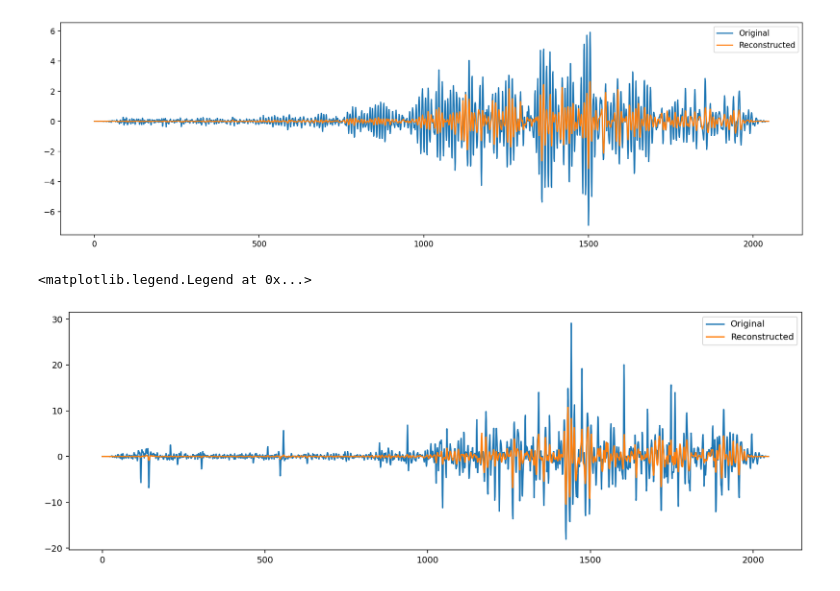
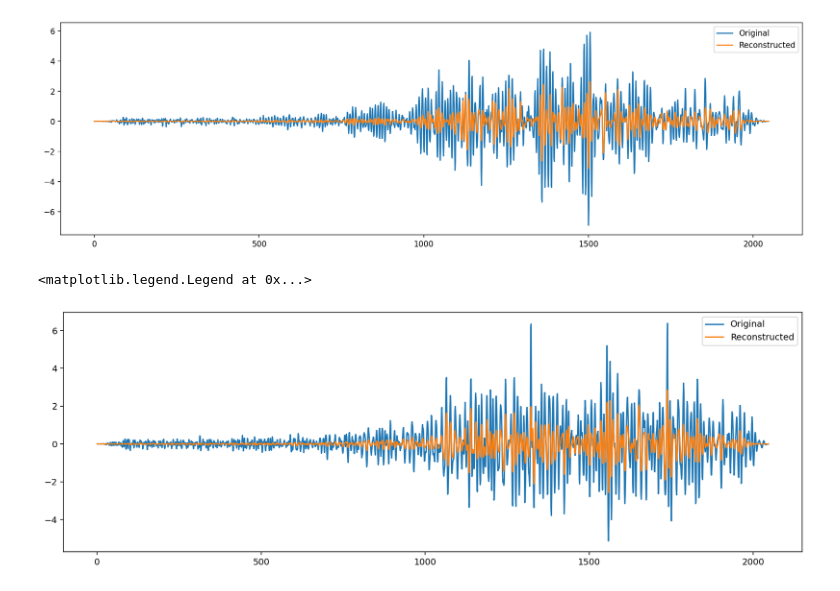
Before and after one commit to maniatisni/iDAS-self-supervised-denoising, a Jupyter notebook: testing.ipynb, the cells around one changed output. Drawn from its saved outputs; the diff is of its cells as text; code cells hidden in the pictures.

```diff
--- a/testing.ipynb
+++ b/testing.ipynb
@@ -144,11 +143,11 @@ plt.legend()
 <matplotlib.legend.Legend at 0x...>
 [figure]
 # %%
-channel=50
+channel=155
 plt.figure(figsize=(15,5),dpi=140)
 plt.plot(eval_sample[channel],label='Original')
 plt.plot(output_[channel],label='Reconstructed')
 plt.legend()
 # %% [output]
 <matplotlib.legend.Legend at 0x...>
-[figure, old version]
+[figure, new version]
```
Also changed, not shown: parts of 3 cells of this notebook, 1 other file.
